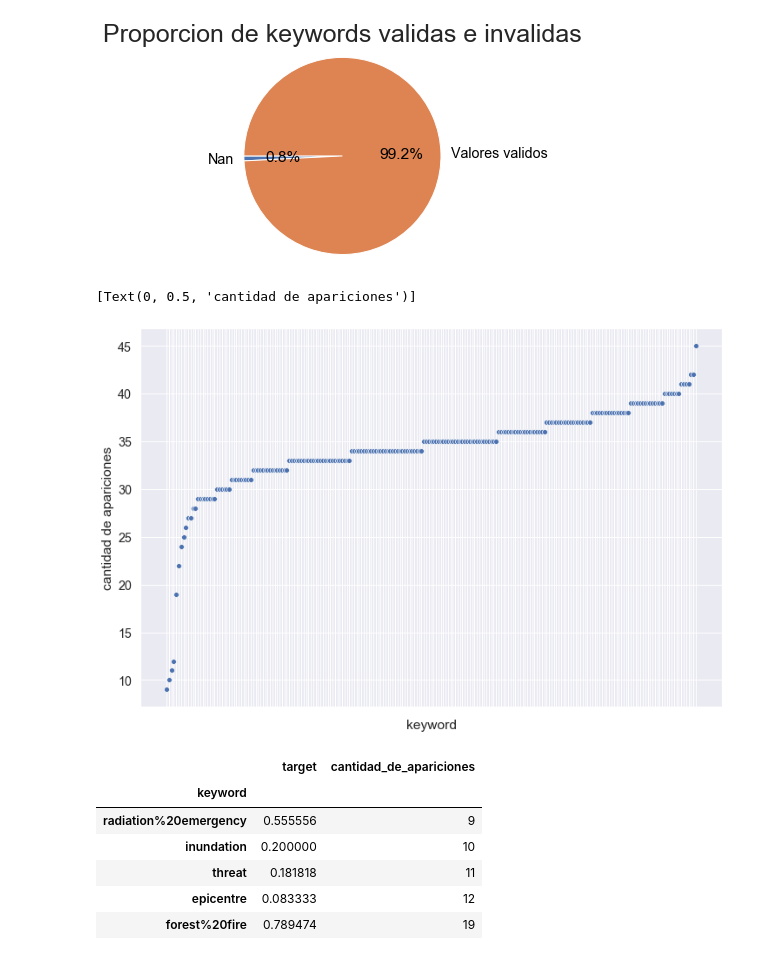
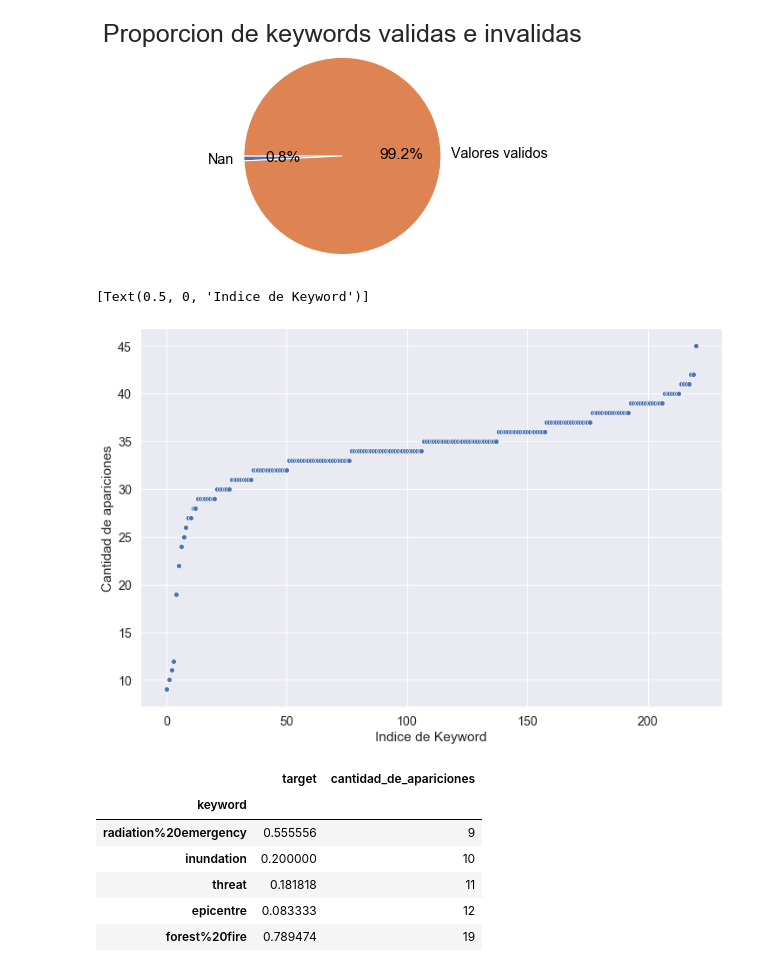
Before and after one commit to yuquimura/Trabajo-Practico-1, a Jupyter notebook: notebooks/Analisis Exploratorio Brian.ipynb, the cells around one changed output. Cells and saved outputs as stored; diff of their text form; code cells hidden in the pictures.

```diff
--- a/notebooks/Analisis Exploratorio Brian.ipynb
+++ b/notebooks/Analisis Exploratorio Brian.ipynb
@@ -242,18 +275,22 @@ keywordData = eventsData[eventsData['keyword'].notna()]
 keywordData = keywordData[['keyword','target']]
 keywordData.loc[:, 'cantidad_de_apariciones'] = 1
 keywordData = keywordData.groupby("keyword").agg({'target':'mean','cantidad_de_apariciones':'count'})
-keywordData.sort_values('cantidad_de_apariciones',inplace = True)
+keywordData.sort_values('cantidad_de_apariciones',
+                        inplace = True)
 # %%
 #Grafico de la distribucion de la cantidad de repeticiones de cada keyword
 fig = plt.gcf()
-fig.set_size_inches(12, 8)
-
-ax = sns.scatterplot(x=keywordData.index, y="cantidad_de_apariciones", data=keywordData)
-ax.set(xticklabels=[])
-ax.set(ylabel="cantidad de apariciones")
+fig.set_size_inches(12,
+                    8)
+auxiliar= keywordData.reset_index()
+ax = sns.scatterplot(x=auxiliar.index,
+                     y="cantidad_de_apariciones",
+                     data=keywordData)
+ax.set(ylabel="Cantidad de apariciones")
+ax.set(xlabel="Indice de Keyword")
 # %% [output]
-[Text(0, 0.5, 'cantidad de apariciones')]
+[Text(0.5, 0, 'Indice de Keyword')]
-[figure, old version]
+[figure, new version]
 # %%
 keywordData
 # %% [output]
```
Also changed, not shown: parts of 16 cells of this notebook.
